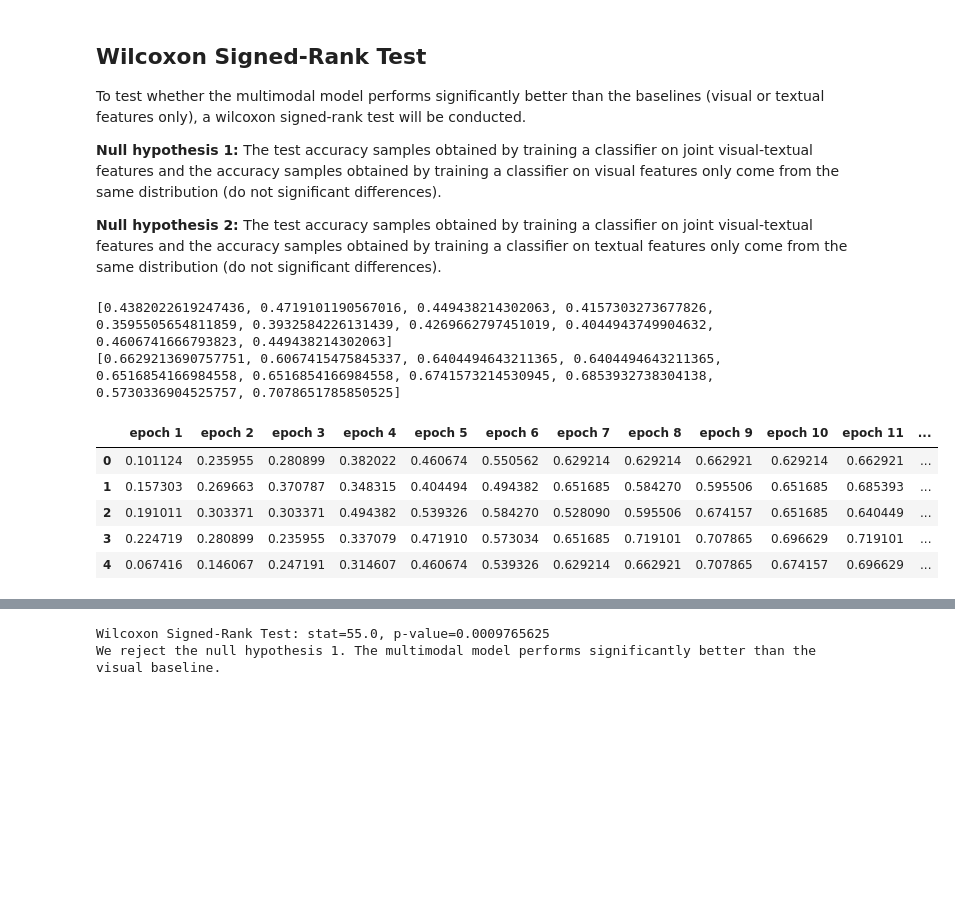
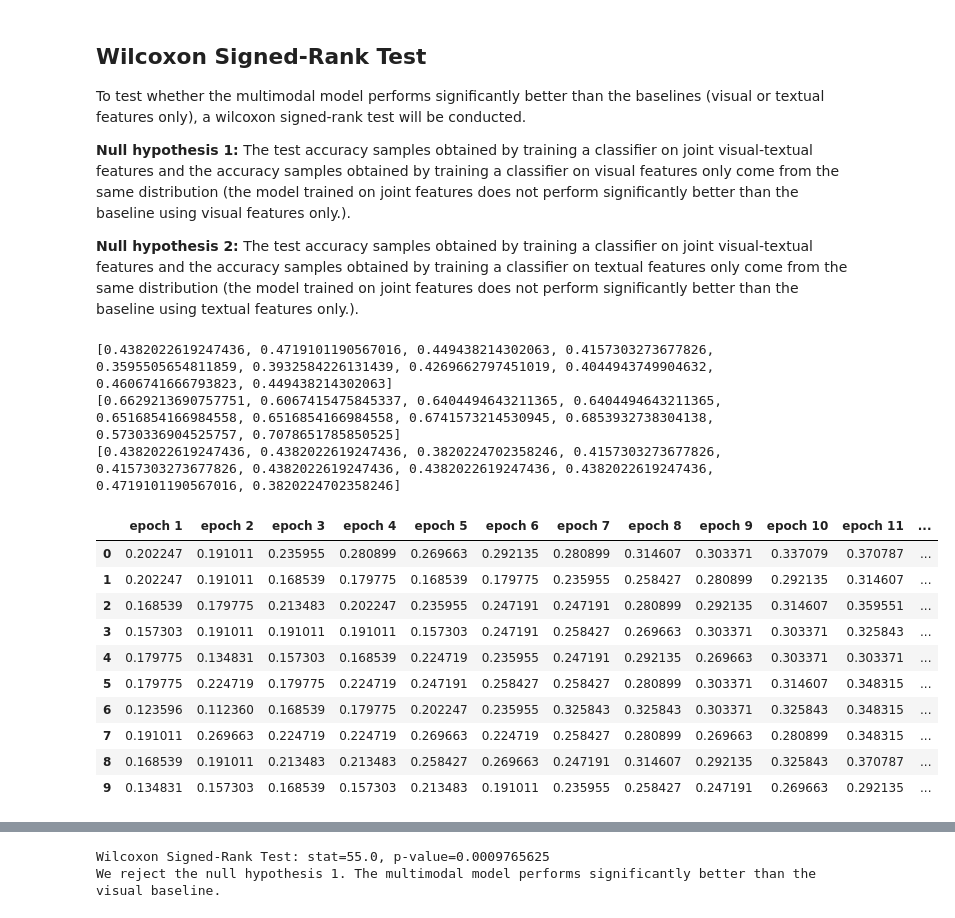
Before and after one commit to reascr/Multimodal_Painter_Attribution, a Jupyter notebook: wilcoxon_signed_rank_test/wilcoxon-signed-rank-test.ipynb, the cells around one changed output, grey strips where cells are left out. Drawn from its saved outputs; the diff is of its cells as text; code cells hidden in the pictures; blank space fills up the shorter version.

Commit message:
conducted wilcoxon signed rank test for textual features

```diff
--- a/wilcoxon_signed_rank_test/wilcoxon-signed-rank-test.ipynb
+++ b/wilcoxon_signed_rank_test/wilcoxon-signed-rank-test.ipynb
@@ -3,9 +3,9 @@
 
 To test whether the multimodal model performs significantly better than the baselines (visual or textual features only), a wilcoxon signed-rank test will be conducted.
 
-**Null hypothesis 1:** The test accuracy samples obtained by training a classifier on joint visual-textual features and the accuracy samples obtained by training a classifier on visual features only come from the same distribution (do not significant differences).
+**Null hypothesis 1:** The test accuracy samples obtained by training a classifier on joint visual-textual features and the accuracy samples obtained by training a classifier on visual features only come from the same distribution (the model trained on joint features does not perform significantly better than the baseline using visual features only.).
 
-**Null hypothesis 2:** The test accuracy samples obtained by training a classifier on joint visual-textual features and the accuracy samples obtained by training a classifier on textual features only come from the same distribution (do not significant differences).
+**Null hypothesis 2:** The test accuracy samples obtained by training a classifier on joint visual-textual features and the accuracy samples obtained by training a classifier on textual features only come from the same distribution (the model trained on joint features does not perform significantly better than the baseline using textual features only.).
 # %%
 import scipy.stats as stats
 import pandas as pd
@@ -13,34 +13,57 @@ import seaborn as sns
 import matplotlib.pyplot as plt
 # %%
 # load data
-#group1 = [456, 564, 54, 554, 54, 51, 1, 12, 45, 5]  #represents the test accuracies of the multimodal model
-#group2 = [65, 87, 456, 564, 456, 564, 564, 6, 4, 564] # baseline model
 
 # test and validation accuracies (for all epochs) for visual features
+
 test_accuracies_visual = pd.read_csv("/kaggle/input/results-visual-features-seeds/visual_results.csv")
 test_acc_visual = test_accuracies_visual['test_accuracy'].tolist()
 print(test_acc_visual)
 
 val_accuracies_all_epochs_visual = pd.read_csv("/kaggle/input/results-visual-features-seeds/visual_all_val_accuracies.csv")
 val_accuracies_all_epochs_visual = val_accuracies_all_epochs_visual.drop(val_accuracies_all_epochs_visual.columns[0],  axis=1)
+val_accuracies_all_epochs_visual = val_accuracies_all_epochs_visual.drop(val_accuracies_all_epochs_visual.columns[0],  axis=1)
 val_accuracies_all_epochs_visual.head()
 
 # test and validation accuracies (for all epochs) for joint features
+
 test_accuracies_joint = pd.read_csv("/kaggle/input/results-joint-features-seeds/joint_results.csv")
 test_acc_joint = test_accuracies_joint['test_accuracy'].tolist()
 print(test_acc_joint)
 
 val_accuracies_all_epochs_joint = pd.read_csv("/kaggle/input/results-joint-features-seeds/joint_all_val_accuracies.csv")
 val_accuracies_all_epochs_joint = val_accuracies_all_epochs_joint.drop(val_accuracies_all_epochs_joint.columns[0],  axis=1)
-val_accuracies_all_epochs_joint.head()
+val_accuracies_all_epochs_visual
 
 # test and validation accuracies (for all epochs) for textual features
+
+test_accuracies_text1 = pd.read_csv("/kaggle/input/results-textual-features-seeds/bert_results_seeds_0_4.csv")
+test_accuracies_text2 = pd.read_csv("/kaggle/input/results-textual-features-seeds/bert_results_seeds_5_9.csv")
+test_accuracies_text1.head()
+
+test_acc_text = pd.concat([test_accuracies_text1, test_accuracies_text2], ignore_index=True) # concatenate to one dataframe
+test_acc_text = test_acc_text['test_accuracy'].tolist()
+print(test_acc_text)
+
+val_accuracies_all_epochs_text1 = pd.read_csv("/kaggle/input/results-textual-features-seeds/bert_all_val_accuracies_seeds_0_4.csv")
+val_accuracies_all_epochs_text2 = pd.read_csv("/kaggle/input/results-textual-features-seeds/bert_all_val_accuracies_seeds_5_9.csv")
+
+val_accuracies_all_epochs_text = pd.concat([val_accuracies_all_epochs_text1, val_accuracies_all_epochs_text2], ignore_index=True)
+val_accuracies_all_epochs_text = val_accuracies_all_epochs_text.drop(val_accuracies_all_epochs_text.columns[0],  axis=1)
+val_accuracies_all_epochs_text = val_accuracies_all_epochs_text.drop(val_accuracies_all_epochs_text.columns[0],  axis=1)
+val_accuracies_all_epochs_text
 # %% [output]
 [0.4382022619247436, 0.4719101190567016, 0.449438214302063, 0.4157303273677826, 0.3595505654811859, 0.3932584226131439, 0.4269662797451019, 0.4044943749904632, 0.4606741666793823, 0.449438214302063]
 [0.6629213690757751, 0.6067415475845337, 0.6404494643211365, 0.6404494643211365, 0.6516854166984558, 0.6516854166984558, 0.6741573214530945, 0.6853932738304138, 0.5730336904525757, 0.7078651785850525]
+[0.4382022619247436, 0.4382022619247436, 0.3820224702358246, 0.4157303273677826, 0.4157303273677826, 0.4382022619247436, 0.4382022619247436, 0.4382022619247436, 0.4719101190567016, 0.3820224702358246]
 |  | epoch 1 | epoch 2 | epoch 3 | epoch 4 | epoch 5 | epoch 6 | epoch 7 | epoch 8 | epoch 9 | epoch 10 | epoch 11 | ... |
-| 0 | 0.101124 | 0.235955 | 0.280899 | 0.382022 | 0.460674 | 0.550562 | 0.629214 | 0.629214 | 0.662921 | 0.629214 | 0.662921 | ... |
-| 1 | 0.157303 | 0.269663 | 0.370787 | 0.348315 | 0.404494 | 0.494382 | 0.651685 | 0.584270 | 0.595506 | 0.651685 | 0.685393 | ... |
-| 2 | 0.191011 | 0.303371 | 0.303371 | 0.494382 | 0.539326 | 0.584270 | 0.528090 | 0.595506 | 0.674157 | 0.651685 | 0.640449 | ... |
-| 3 | 0.224719 | 0.280899 | 0.235955 | 0.337079 | 0.471910 | 0.573034 | 0.651685 | 0.719101 | 0.707865 | 0.696629 | 0.719101 | ... |
-| 4 | 0.067416 | 0.146067 | 0.247191 | 0.314607 | 0.460674 | 0.539326 | 0.629214 | 0.662921 | 0.707865 | 0.674157 | 0.696629 | ... |
+| 0 | 0.202247 | 0.191011 | 0.235955 | 0.280899 | 0.269663 | 0.292135 | 0.280899 | 0.314607 | 0.303371 | 0.337079 | 0.370787 | ... |
+| 1 | 0.202247 | 0.191011 | 0.168539 | 0.179775 | 0.168539 | 0.179775 | 0.235955 | 0.258427 | 0.280899 | 0.292135 | 0.314607 | ... |
+| 2 | 0.168539 | 0.179775 | 0.213483 | 0.202247 | 0.235955 | 0.247191 | 0.247191 | 0.280899 | 0.292135 | 0.314607 | 0.359551 | ... |
+| 3 | 0.157303 | 0.191011 | 0.191011 | 0.191011 | 0.157303 | 0.247191 | 0.258427 | 0.269663 | 0.303371 | 0.303371 | 0.325843 | ... |
+| 4 | 0.179775 | 0.134831 | 0.157303 | 0.168539 | 0.224719 | 0.235955 | 0.247191 | 0.292135 | 0.269663 | 0.303371 | 0.303371 | ... |
+| 5 | 0.179775 | 0.224719 | 0.179775 | 0.224719 | 0.247191 | 0.258427 | 0.258427 | 0.280899 | 0.303371 | 0.314607 | 0.348315 | ... |
+| 6 | 0.123596 | 0.112360 | 0.168539 | 0.179775 | 0.202247 | 0.235955 | 0.325843 | 0.325843 | 0.303371 | 0.325843 | 0.348315 | ... |
+| 7 | 0.191011 | 0.269663 | 0.224719 | 0.224719 | 0.269663 | 0.224719 | 0.258427 | 0.280899 | 0.269663 | 0.280899 | 0.348315 | ... |
+| 8 | 0.168539 | 0.191011 | 0.213483 | 0.213483 | 0.258427 | 0.269663 | 0.247191 | 0.314607 | 0.292135 | 0.325843 | 0.370787 | ... |
+| 9 | 0.134831 | 0.157303 | 0.168539 | 0.157303 | 0.213483 | 0.191011 | 0.235955 | 0.258427 | 0.247191 | 0.269663 | 0.292135 | ... |
```
Also changed, not shown: parts of 8 cells of this notebook, 4 other files.
